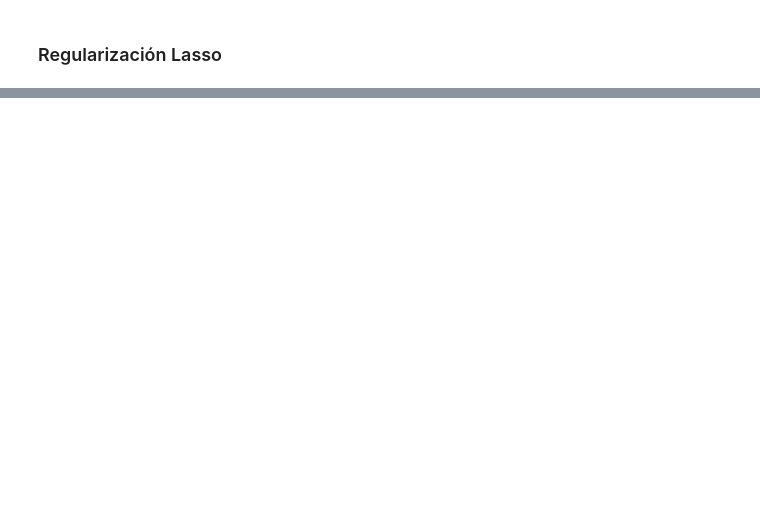
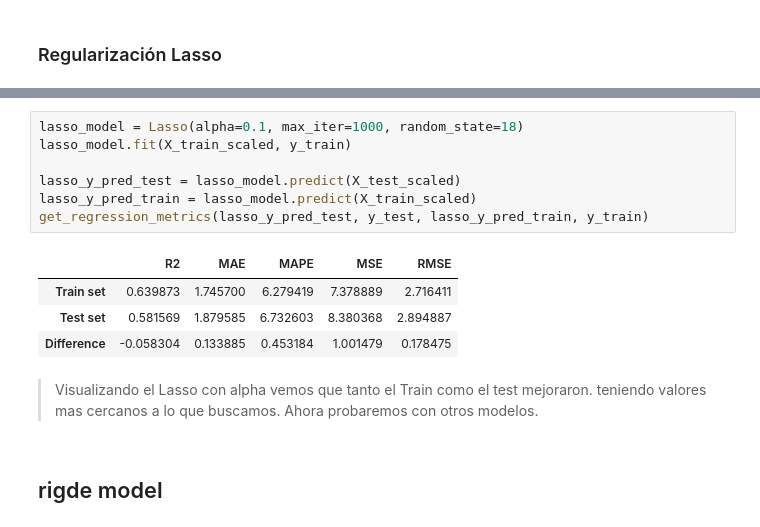
Before and after one commit to 4GeeksAcademy/AnthonnyMal-Machine-Learnig, a Jupyter notebook: src/03-linear-regression-reg-demographic-health-data.ipynb, the cells around one changed output, grey strips where cells are left out. Saved outputs shown, nothing was run; the diff lists cells and outputs as text; blank space fills up the shorter version.

```diff
--- a/src/03-linear-regression-reg-demographic-health-data.ipynb
+++ b/src/03-linear-regression-reg-demographic-health-data.ipynb
@@ -379,0 +425,16 @@ get_regression_metrics(lasso_y_pred_test, y_test, lasso_y_pred_train, y_train)
+# %%
+lasso_model = Lasso(alpha=0.1, max_iter=1000, random_state=18)
+lasso_model.fit(X_train_scaled, y_train)
+
+lasso_y_pred_test = lasso_model.predict(X_test_scaled)
+lasso_y_pred_train = lasso_model.predict(X_train_scaled)
+get_regression_metrics(lasso_y_pred_test, y_test, lasso_y_pred_train, y_train)
+# %% [output]
+|  | R2 | MAE | MAPE | MSE | RMSE |
+| Train set | 0.639873 | 1.745700 | 6.279419 | 7.378889 | 2.716411 |
+| Test set | 0.581569 | 1.879585 | 6.732603 | 8.380368 | 2.894887 |
+| Difference | -0.058304 | 0.133885 | 0.453184 | 1.001479 | 0.178475 |
+# %% [markdown]
+>Visualizando el Lasso con alpha vemos que tanto el Train como el test mejoraron. teniendo valores mas cercanos a lo que buscamos. Ahora probaremos con otros modelos.
+# %% [markdown]
+## rigde model
```
Also changed, not shown: parts of 13 cells of this notebook.
